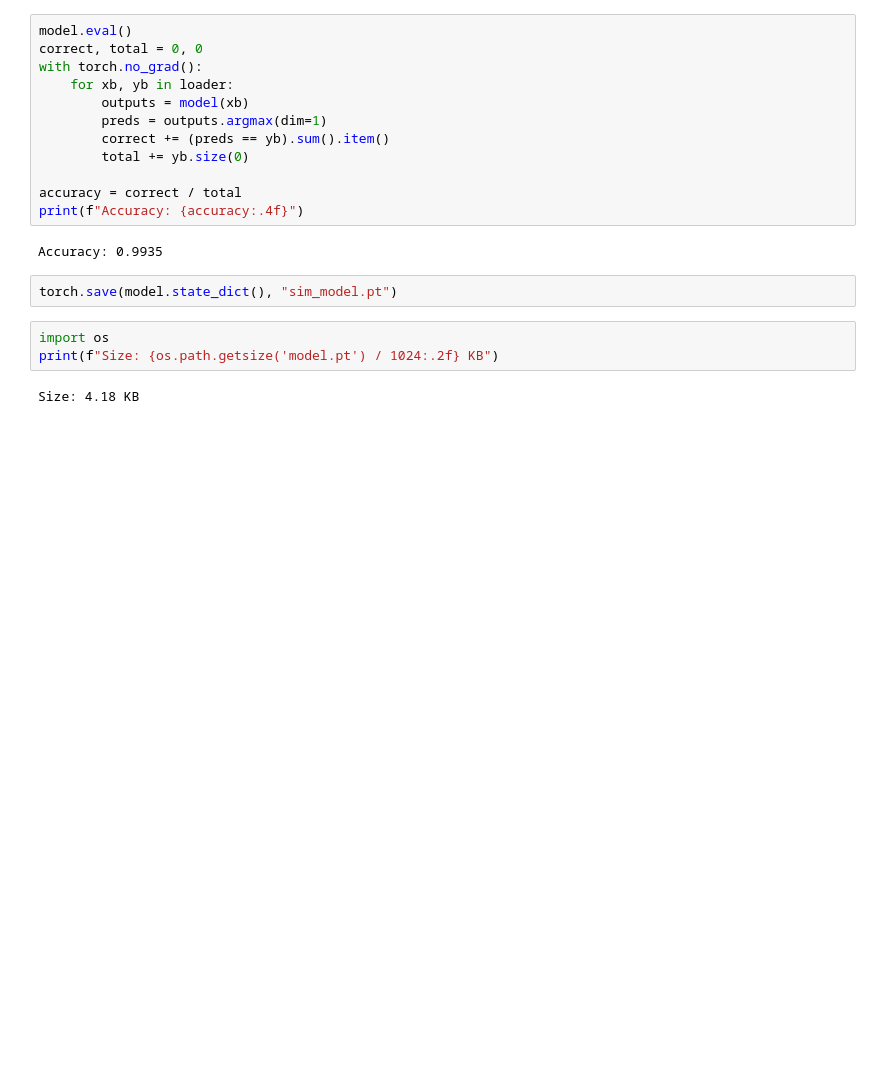
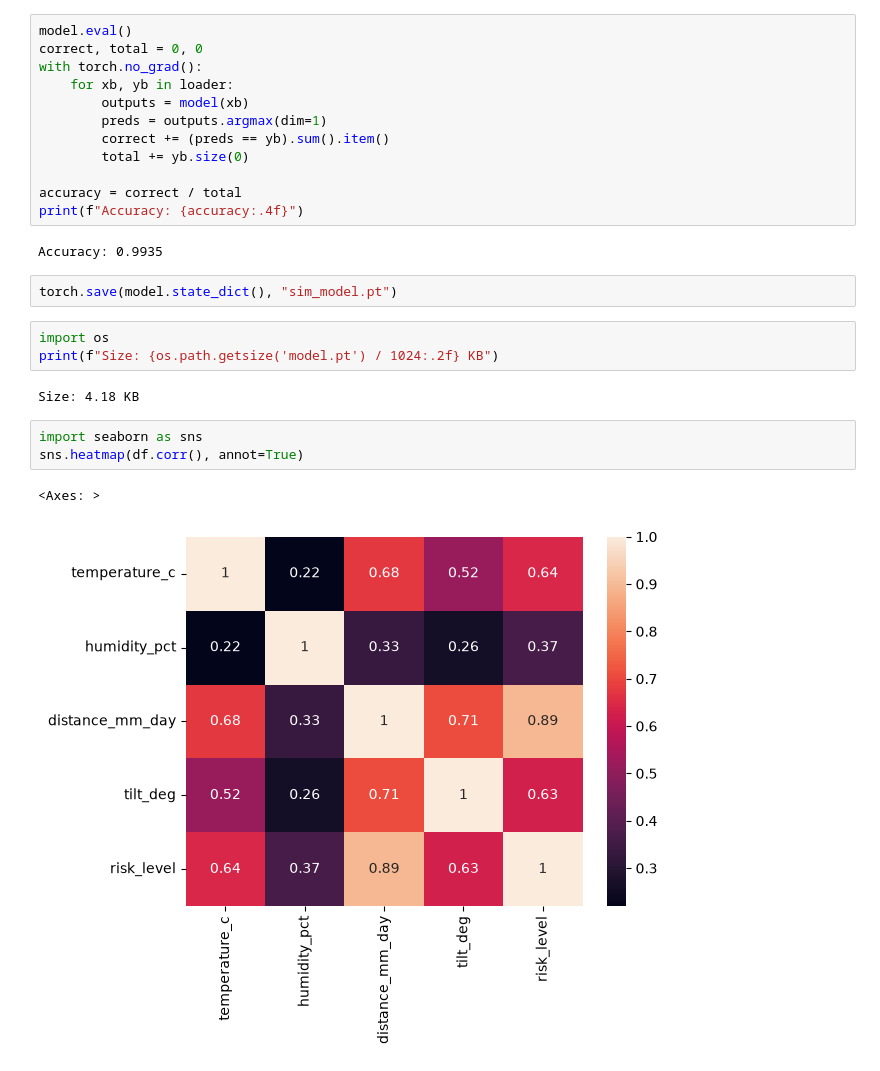
Before and after one commit to omat100/SIH-final, a Jupyter notebook: backend/notebooks/pipeline.ipynb, the cells around one changed output. Cells and saved outputs as stored; diff of their text form; blank space fills up the shorter version.

```diff
--- a/backend/notebooks/pipeline.ipynb
+++ b/backend/notebooks/pipeline.ipynb
@@ -122,3 +122,9 @@ import os
 print(f"Size: {os.path.getsize('model.pt') / 1024:.2f} KB")
 # %% [output]
 Size: 4.18 KB
+# %%
+import seaborn as sns
+sns.heatmap(df.corr(), annot=True)
+# %% [output]
+<Axes: >
+[figure, added]
```
Also changed, not shown: 3 other files.
